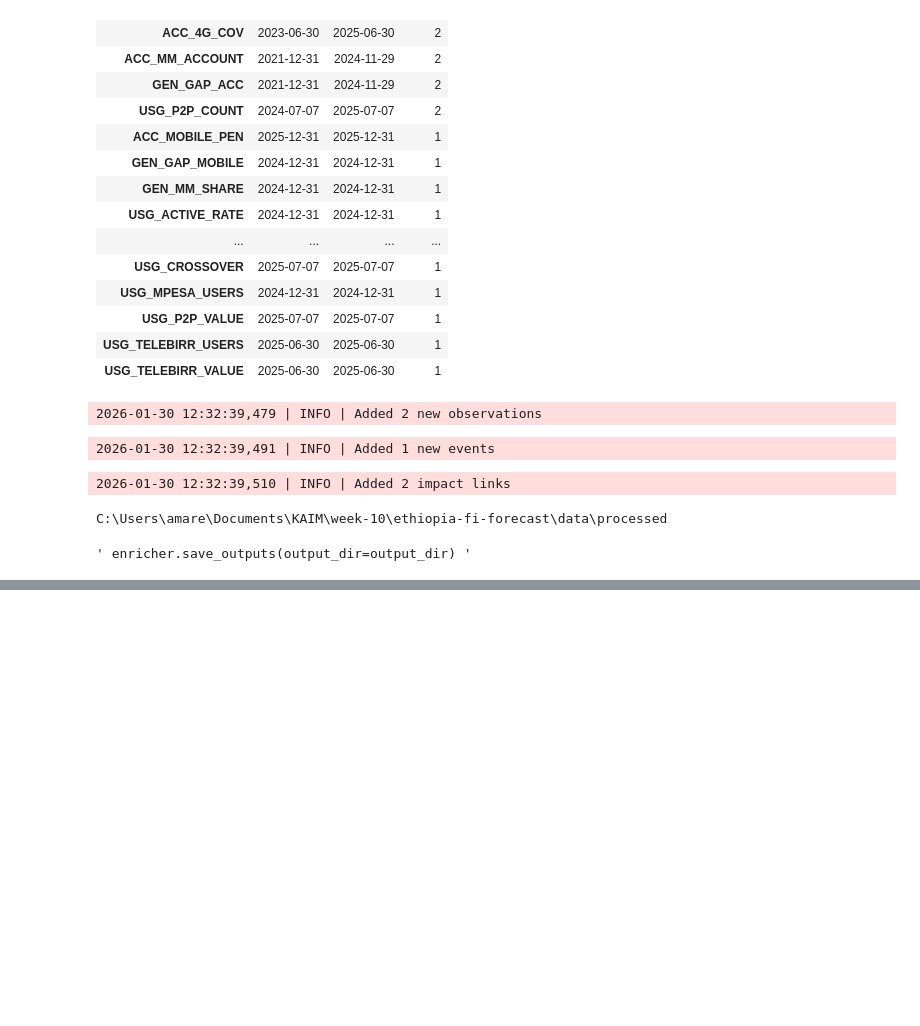
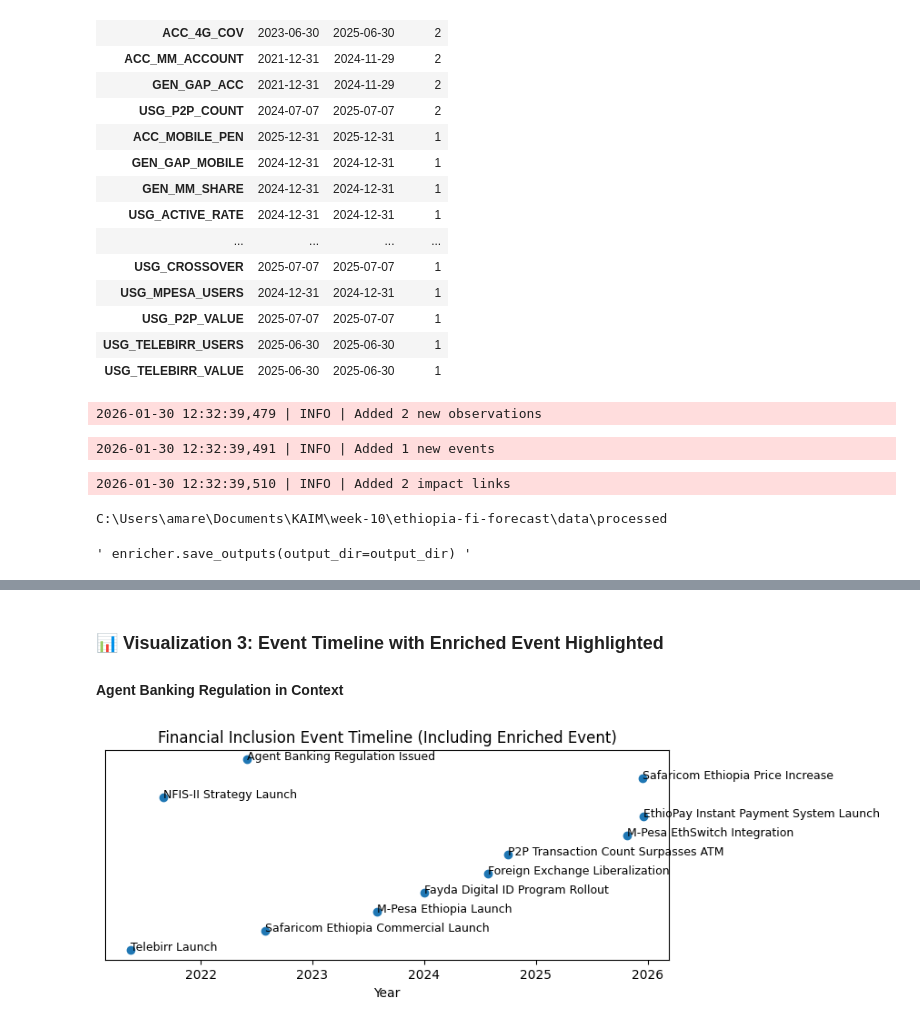
Before and after one commit to AdeyAmare/ethiopia-fi-forecast, a Jupyter notebook: notebooks/data_exploration_enrichment.ipynb, the cells around one changed output, grey strips where cells are left out. Cells and saved outputs as stored; diff of their text form; code cells hidden in the pictures; blank space fills up the shorter version.

```diff
--- a/notebooks/data_exploration_enrichment.ipynb
+++ b/notebooks/data_exploration_enrichment.ipynb
@@ -84,0 +125,23 @@ C:\Users\amare\Documents\KAIM\week-10\ethiopia-fi-forecast\data\processed
+# %% [markdown]
+### 📊 Visualization 3: Event Timeline with Enriched Event Highlighted
+#### Agent Banking Regulation in Context
+# %%
+timeline = events[["indicator", "observation_date"]].copy()
+timeline["observation_date"] = pd.to_datetime(timeline["observation_date"])
+
+plt.figure(figsize=(8,3))
+plt.scatter(
+    timeline["observation_date"],
+    range(len(timeline)),
+    marker="o"
+)
+
+for i, label in enumerate(timeline["indicator"]):
+    plt.text(timeline["observation_date"].iloc[i], i, label, fontsize=9)
+
+plt.title("Financial Inclusion Event Timeline (Including Enriched Event)")
+plt.yticks([])
+plt.xlabel("Year")
+plt.show()
+# %% [output]
+[figure, added]
```
Also changed, not shown: parts of 8 cells of this notebook.
